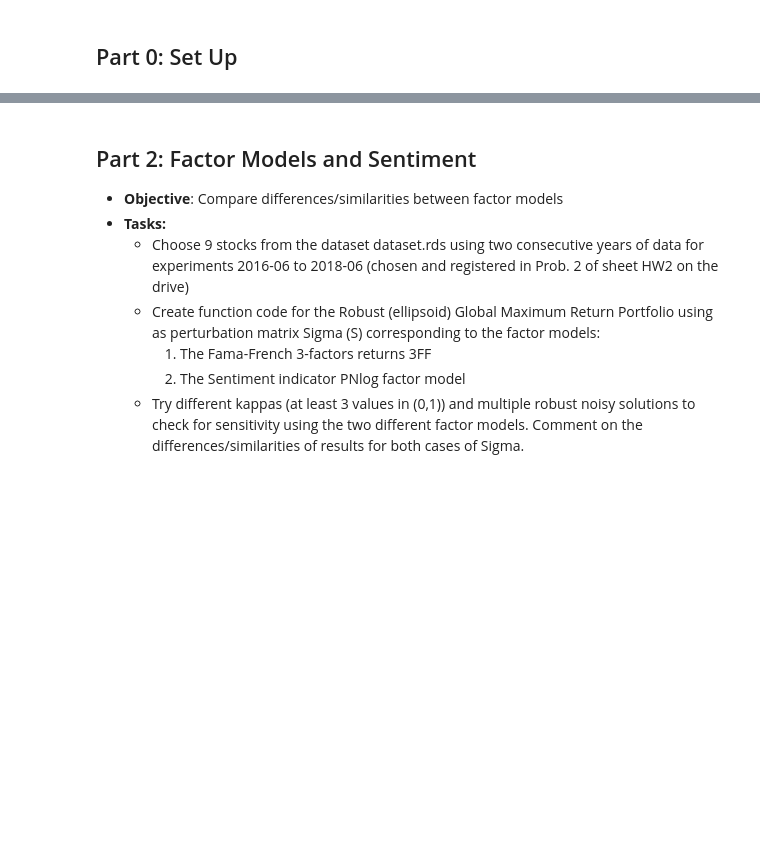
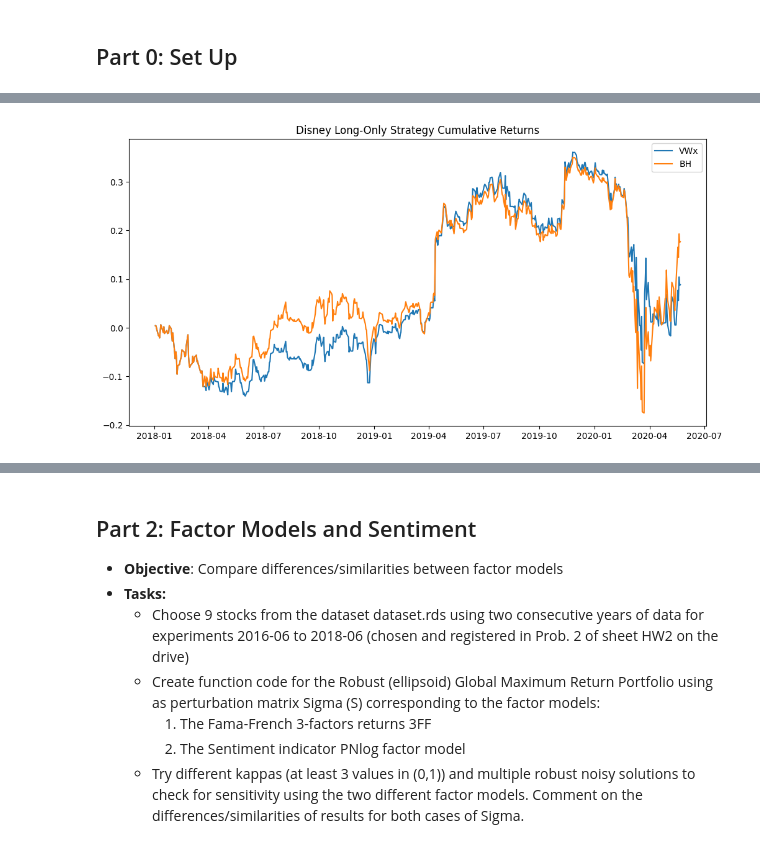
Before and after one commit to claricemottet/MLF_HW2, a Jupyter notebook: HW2_Mottet_Walker.ipynb, the cells around one changed output, grey strips where cells are left out. Cells and saved outputs as stored; diff of their text form; code cells hidden in the pictures; blank space fills up the shorter version.

```diff
--- a/HW2_Mottet_Walker.ipynb
+++ b/HW2_Mottet_Walker.ipynb
@@ -91,0 +288,17 @@ def clusterplot(cov, ncluster=6):
+# %%
+def vw_sentiment_strategy(df, bull_threshold, bear_threshold, long_only=True):
+    #signals set to 0 (no position)
+    df['signal'] = 0
+
+    if long_only:
+        #long-only strategy: Buy when either vw_bull or BBr are above their respective thresholds
+        df.loc[(df['vw_bull'] > df['vw_bull'].quantile(bull_threshold)) |
+               (df['BBr'] > df['BBr'].quantile(bear_threshold)), 'signal'] = 1
+    else:
+        #long-short strategy:
+        # short when BBr is above the bull_threshold
+        df.loc[df['BBr'] > df['BBr'].quantile(bull_threshold), 'signal'] = -1
+        #buy when PNlog or vw_bull are above thresholds
+        df.loc[(df['PNlog'] > df['PNlog'].quantile(bear_threshold)) | (df['vw_bull'] > df['vw_bull'].quantile(bear_threshold)), 'signal'] = 1
+
+    return df
@@ -91,0 +352,80 @@ def clusterplot(cov, ncluster=6):
+# %%
+import itertools
+bull_thresholds = [0.1, 0.2, 0.3, 0.4, 0.5, 0.6, 0.7, 0.8, 0.9]
+bear_thresholds = [0.1, 0.2, 0.3, 0.4, 0.5, 0.6, 0.7, 0.8, 0.9]
+param_grid = list(itertools.product(bull_thresholds, bear_thresholds))
+
+#function to print if excess return is positive
+def check_excess_return(avg_perf_me, avg_perf_bh):
+    excess_return = avg_perf_me - avg_perf_bh
+    is_positive = "Positive" if excess_return > 0 else "Negative"
+    return is_positive
+
+#function to perform the grid search
+def perform_grid_search(df, name, w_size):
+    best_params_long = None
+    best_perf_long = -np.inf
+    best_cumulative_returns_long = None
+
+    best_params_long_short = None
+    best_perf_long_short = -np.inf
+    best_cumulative_returns_long_short = None
+
+    for bull_threshold, bear_threshold in param_grid:
+        result_long = rolling_test_vw_strategy(df, bull_threshold, bear_threshold, w_size=w_size, long_only=True)
+        if not result_long["AvgPerf"].empty:
+            avg_perf_me = result_long['AvgPerf'].loc['Me', 'AvgPerf']
+            avg_perf_bh = result_long['AvgPerf'].loc['BH', 'AvgPerf']
+            excess_return = avg_perf_me - avg_perf_bh
+            print(f"{name} Long-Only with bull_threshold={bull_threshold}, bear_threshold={bear_threshold}: {check_excess_return(avg_perf_me, avg_perf_bh)}")
+
+            if excess_return > 0 and avg_perf_me > best_perf_long:
+                best_perf_long = avg_perf_me
+                best_params_long = (bull_threshold, bear_threshold)
+                best_cumulative_returns_long = result_long['CumulativeReturns']
+
+        result_long_short = rolling_test_vw_strategy(df, bull_threshold, bear_threshold, w_size=w_size, long_only=False)
+        if not result_long_short["AvgPerf"].empty:
+            avg_perf_me = result_long_short['AvgPerf'].loc['Me', 'AvgPerf']
+            avg_perf_bh = result_long_short['AvgPerf'].loc['BH', 'AvgPerf']
+            excess_return = avg_perf_me - avg_perf_bh
+            print(f"{name} Long-Short with bull_threshold={bull_threshold}, bear_threshold={bear_threshold}: {check_excess_return(avg_perf_me, avg_perf_bh)}")
+
+            if excess_return > 0 and avg_perf_me > best_perf_long_short:
+                best_perf_long_short = avg_perf_me
+                best_params_long_short = (bull_threshold, bear_threshold)
+                best_cumulative_returns_long_short = result_long_short['CumulativeReturns']
+
+    print(f"Best parameters for {name} Long-Only: {best_params_long}")
+    print(f"Best performance for {name} Long-Only: {best_perf_long}")
+
+    print(f"Best parameters for {name} Long-Short: {best_params_long_short}")
+    print(f"Best performance for {name} Long-Short: {best_perf_long_short}")
+
+    # Plot the best cumulative returns for Long-Only
+    if best_cumulative_returns_long is not None:
+        plt.figure(figsize=(12, 6))
+        plt.plot(np.cumsum(best_cumulative_returns_long['VWx'], axis=0), label='VWx')
+        plt.plot(np.cumsum(best_cumulative_returns_long['BH'], axis=0), label='BH')
+        plt.legend()
+        plt.title(f'{name} Long-Only Strategy Cumulative Returns')
+        plt.show()
+
+    # Plot the best cumulative returns for Long-Short
+    if best_cumulative_returns_long_short is not None:
+        plt.figure(figsize=(12, 6))
+        plt.plot(np.cumsum(best_cumulative_returns_long_short['VWx'], axis=0), label='VWx')
+        plt.plot(np.cumsum(best_cumulative_returns_long_short['BH'], axis=0), label='BH')
+        plt.legend()
+        plt.title(f'{name} Long-Short Strategy Cumulative Returns')
+        plt.show()
+
+    return best_params_long, best_params_long_short
+
+
+# Perform grid search for Disney dataset
+best_params_dis_long, best_params_dis_long_short = perform_grid_search(dis_df, "Disney", w_size=127)
+
+# Perform grid search for S&P 500 dataset
+best_params_sp500_long, best_params_sp500_long_short = perform_grid_search(sp500_df, "S&P 500", w_size=127)
+# %% [output]
@@ -91,0 +449 @@ def clusterplot(cov, ncluster=6):
+[figure, added]
```
Also changed, not shown: parts of 16 cells of this notebook, 2 other files.
